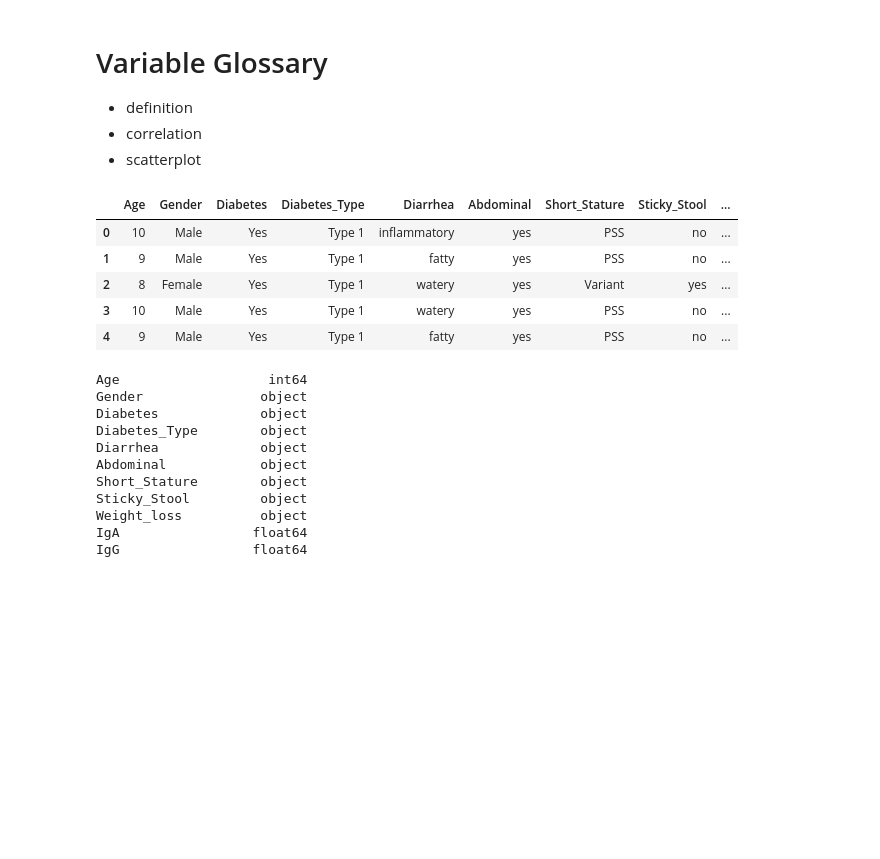
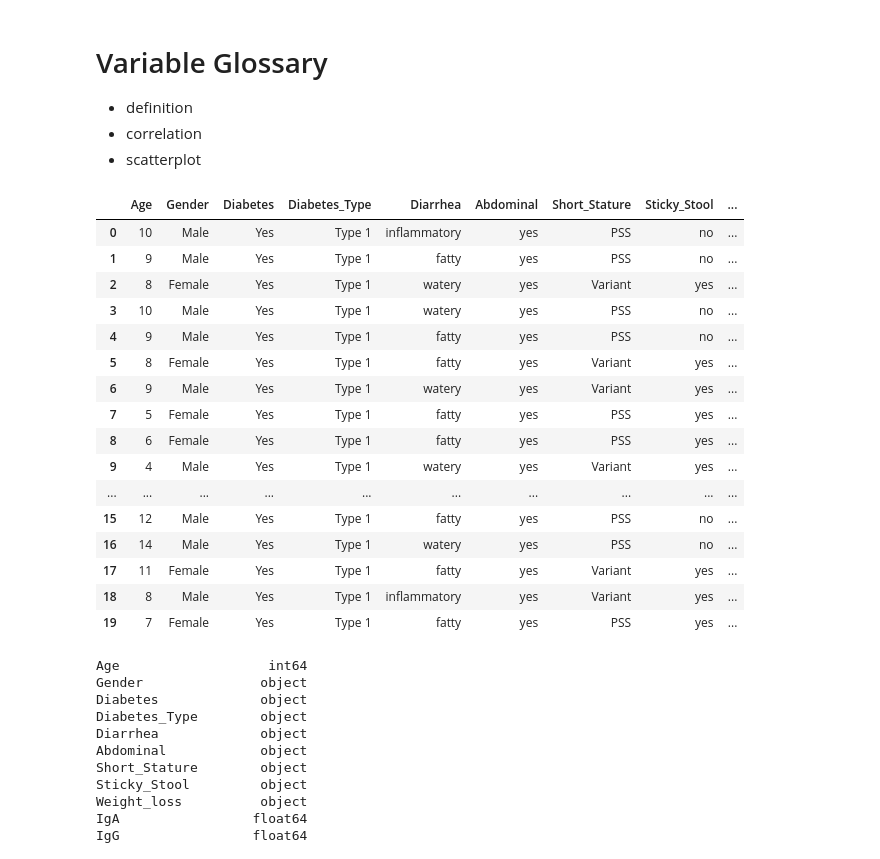
Before and after one commit to lmitch12/Math_Senior_Sem, a Jupyter notebook: dataPre.ipynb, the cells around one changed output. Saved outputs shown, nothing was run; the diff lists cells and outputs as text; code cells hidden in the pictures; blank space fills up the shorter version.

```diff
--- a/dataPre.ipynb
+++ b/dataPre.ipynb
@@ -14,14 +28,25 @@ from scipy.stats import chi2_contingency
 # %%
 filename = "celiac_disease_lab_data.csv"
 df = pd.read_csv(filename)
-df.head()
+df.head(20)
 # %% [output]
 |  | Age | Gender | Diabetes | Diabetes_Type | Diarrhea | Abdominal | Short_Stature | Sticky_Stool | ... |
 | 0 | 10 | Male | Yes | Type 1 | inflammatory | yes | PSS | no | ... |
 | 1 | 9 | Male | Yes | Type 1 | fatty | yes | PSS | no | ... |
 | 2 | 8 | Female | Yes | Type 1 | watery | yes | Variant | yes | ... |
 | 3 | 10 | Male | Yes | Type 1 | watery | yes | PSS | no | ... |
 | 4 | 9 | Male | Yes | Type 1 | fatty | yes | PSS | no | ... |
+| 5 | 8 | Female | Yes | Type 1 | fatty | yes | Variant | yes | ... |
+| 6 | 9 | Male | Yes | Type 1 | watery | yes | Variant | yes | ... |
+| 7 | 5 | Female | Yes | Type 1 | fatty | yes | PSS | yes | ... |
+| 8 | 6 | Female | Yes | Type 1 | fatty | yes | PSS | yes | ... |
+| 9 | 4 | Male | Yes | Type 1 | watery | yes | Variant | yes | ... |
+| ... | ... | ... | ... | ... | ... | ... | ... | ... | ... |
+| 15 | 12 | Male | Yes | Type 1 | fatty | yes | PSS | no | ... |
+| 16 | 14 | Male | Yes | Type 1 | watery | yes | PSS | no | ... |
+| 17 | 11 | Female | Yes | Type 1 | fatty | yes | Variant | yes | ... |
+| 18 | 8 | Male | Yes | Type 1 | inflammatory | yes | Variant | yes | ... |
+| 19 | 7 | Female | Yes | Type 1 | fatty | yes | PSS | yes | ... |
 # %%
 df.dtypes
 # %% [output]
```
Also changed, not shown: parts of 39 cells of this notebook.
